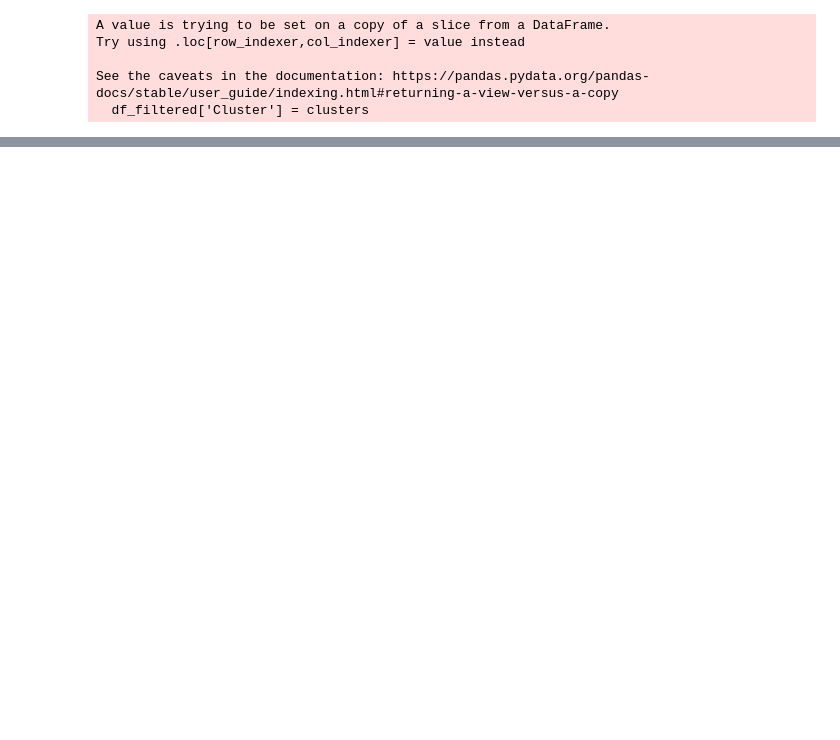
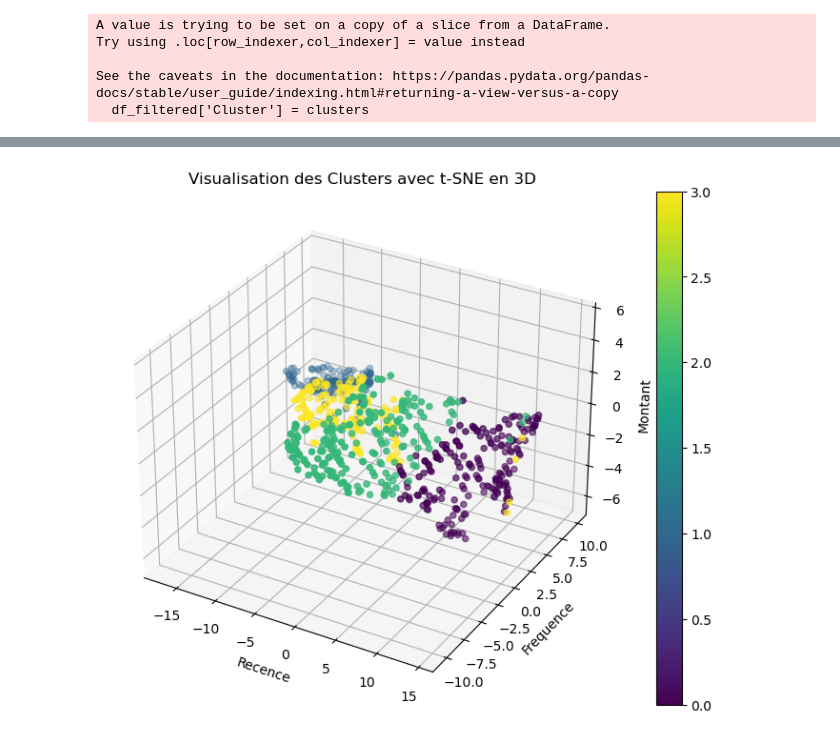
Before and after one commit to neevaiti/segmentation_client_simplon, a Jupyter notebook: seg_clients.ipynb, the cells around one changed output, grey strips where cells are left out. Saved outputs shown, nothing was run; the diff lists cells and outputs as text; code cells hidden in the pictures; blank space fills up the shorter version.

Commit message:
analsye des clusters

```diff
--- a/seg_clients.ipynb
+++ b/seg_clients.ipynb
@@ -109,3 +109,30 @@ plt.show()
+# %%
+
+num_cols = ['Recence', 'Frequence', 'Montant']
+data_num = df_filtered[num_cols]
+
+data_num = (data_num - data_num.mean()) / data_num.std()
+
+tsne = TSNE(n_components=3, random_state=0)
+tsne_components = tsne.fit_transform(data_num)
+
+df_tsne = pd.DataFrame(data=tsne_components, columns=['Recence', 'Frequence', 'Montant'])
+df_tsne['Cluster'] = df_filtered['Cluster']
+
+fig = plt.figure(figsize=(10, 7))
+ax = fig.add_subplot(111, projection='3d')
+
+scatter = ax.scatter(df_tsne['Recence'], df_tsne['Frequence'], df_tsne['Montant'], c=df_tsne['Cluster'], cmap='viridis')
+
+ax.set_title('Visualisation des Clusters avec t-SNE en 3D')
+ax.set_xlabel('Recence')
+ax.set_ylabel('Frequence')
+ax.set_zlabel('Montant')
+
+plt.colorbar(scatter)
+plt.show()
+# %% [output]
+[figure, added]
 # %%
 scaler = MinMaxScaler()
 
```
Also changed, not shown: parts of 7 cells of this notebook, 3 other files.
